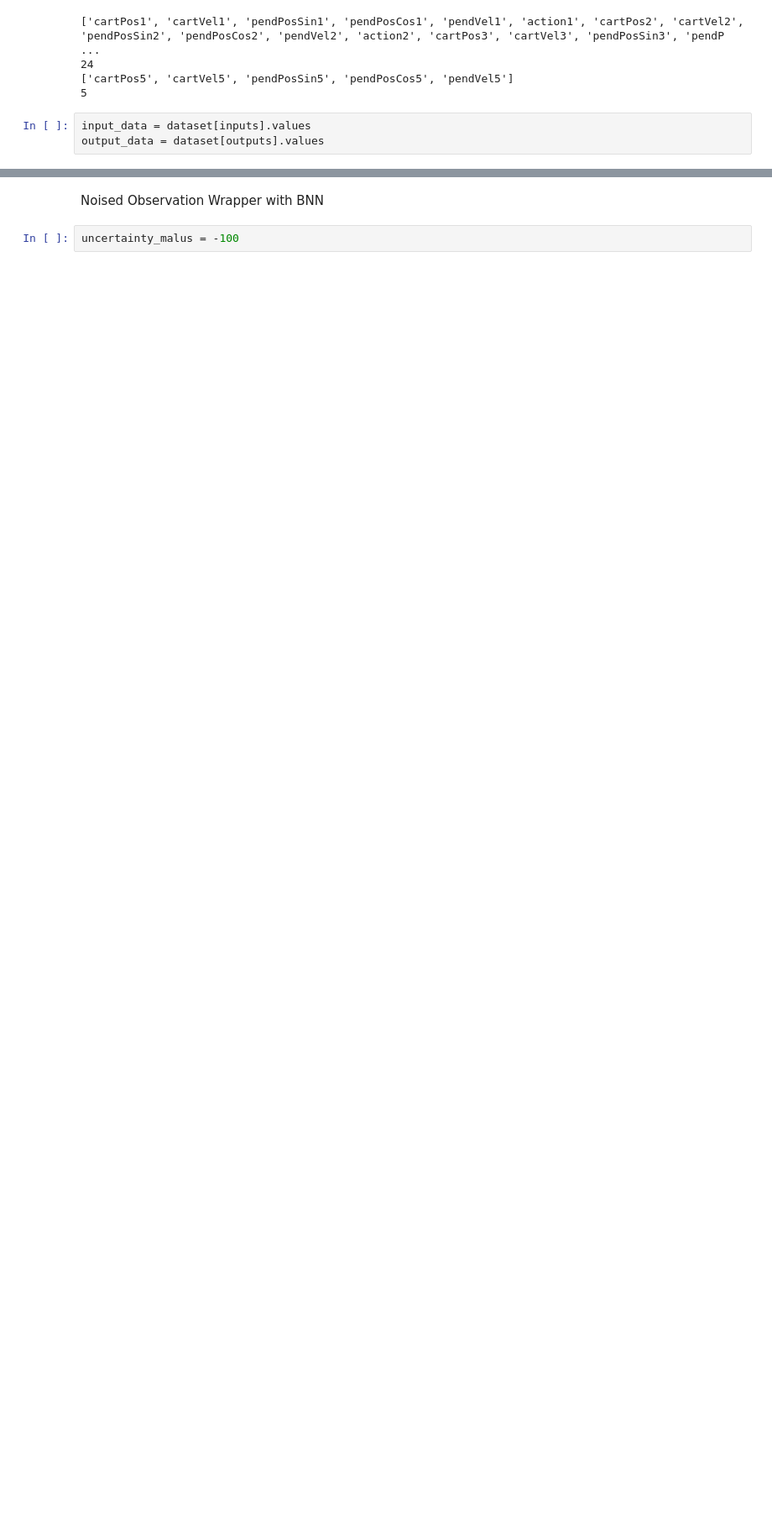
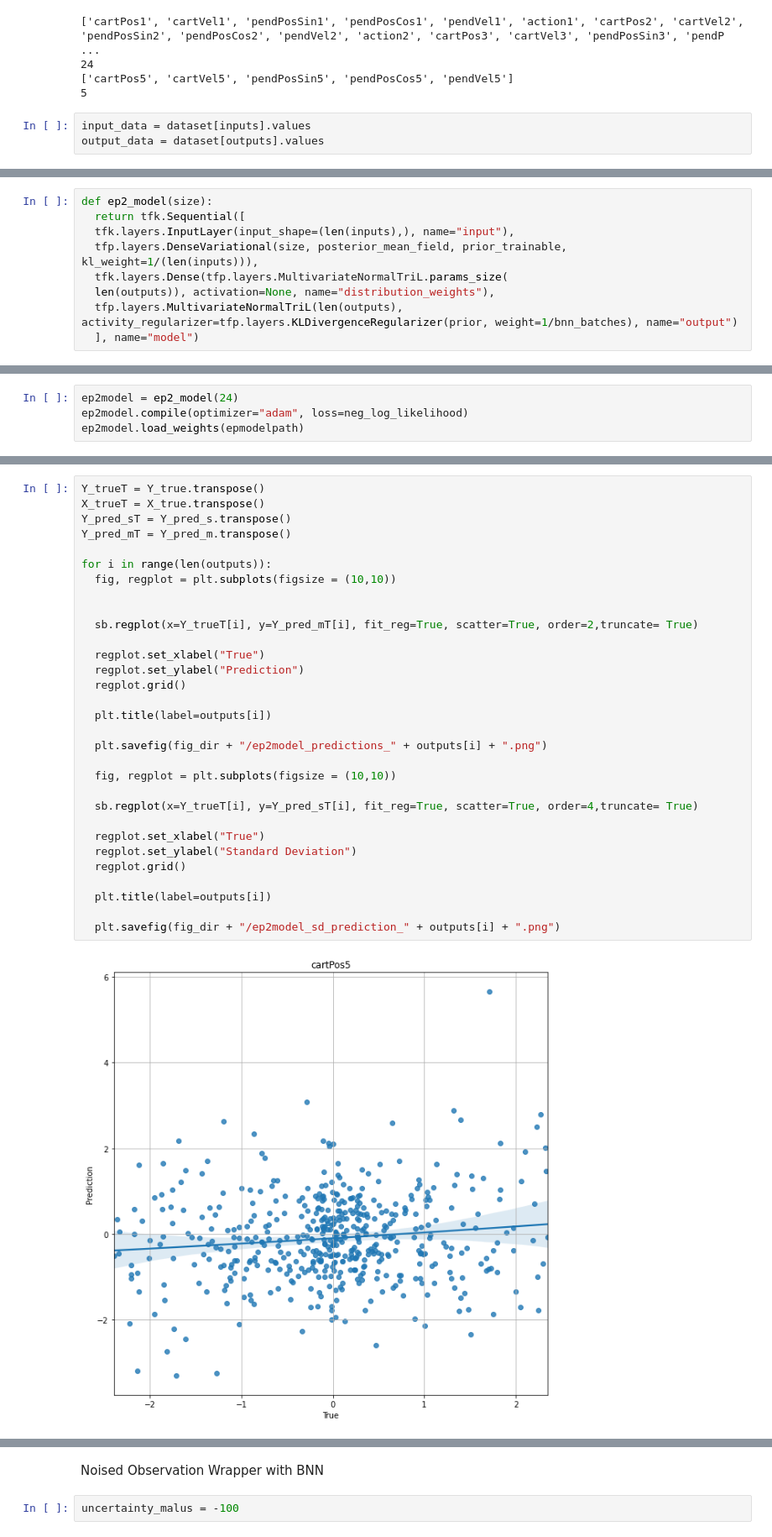
Before and after one commit to JonasLewe/applied_rl, a Jupyter notebook: ARLProject.ipynb, the cells around one changed output, grey strips where cells are left out. Shown at 84% size. Saved outputs shown, nothing was run; the diff lists cells and outputs as text; blank space fills up the shorter version.

```diff
--- a/ARLProject.ipynb
+++ b/ARLProject.ipynb
@@ -646,0 +699,9 @@ for i in range(len(outputs)):
+# %%
+def ep2_model(size):
+  return tfk.Sequential([
+  tfk.layers.InputLayer(input_shape=(len(inputs),), name="input"),
+  tfp.layers.DenseVariational(size, posterior_mean_field, prior_trainable, kl_weight=1/(len(inputs))),
+  tfk.layers.Dense(tfp.layers.MultivariateNormalTriL.params_size(
+  len(outputs)), activation=None, name="distribution_weights"),
+  tfp.layers.MultivariateNormalTriL(len(outputs), activity_regularizer=tfp.layers.KLDivergenceRegularizer(prior, weight=1/bnn_batches), name="output")
+  ], name="model")
@@ -646,0 +757,4 @@ for i in range(len(outputs)):
+# %%
+ep2model = ep2_model(24)
+ep2model.compile(optimizer="adam", loss=neg_log_likelihood)
+ep2model.load_weights(epmodelpath)
@@ -646,0 +788,33 @@ for i in range(len(outputs)):
+# %%
+Y_trueT = Y_true.transpose()
+X_trueT = X_true.transpose()
+Y_pred_sT = Y_pred_s.transpose()
+Y_pred_mT = Y_pred_m.transpose()
+
+for i in range(len(outputs)):
+  fig, regplot = plt.subplots(figsize = (10,10))
+
+
+  sb.regplot(x=Y_trueT[i], y=Y_pred_mT[i], fit_reg=True, scatter=True, order=2,truncate= True)
+
+  regplot.set_xlabel("True")
+  regplot.set_ylabel("Prediction")
+  regplot.grid()
+
+  plt.title(label=outputs[i])
+
+  plt.savefig(fig_dir + "/ep2model_predictions_" + outputs[i] + ".png")
+
+  fig, regplot = plt.subplots(figsize = (10,10))
+
+  sb.regplot(x=Y_trueT[i], y=Y_pred_sT[i], fit_reg=True, scatter=True, order=4,truncate= True)
+
+  regplot.set_xlabel("True")
+  regplot.set_ylabel("Standard Deviation")
+  regplot.grid()
+
+  plt.title(label=outputs[i])
+
+  plt.savefig(fig_dir + "/ep2model_sd_prediction_" + outputs[i] + ".png")
+# %% [output]
+[figure, added]
```
Also changed, not shown: parts of 72 cells of this notebook.
